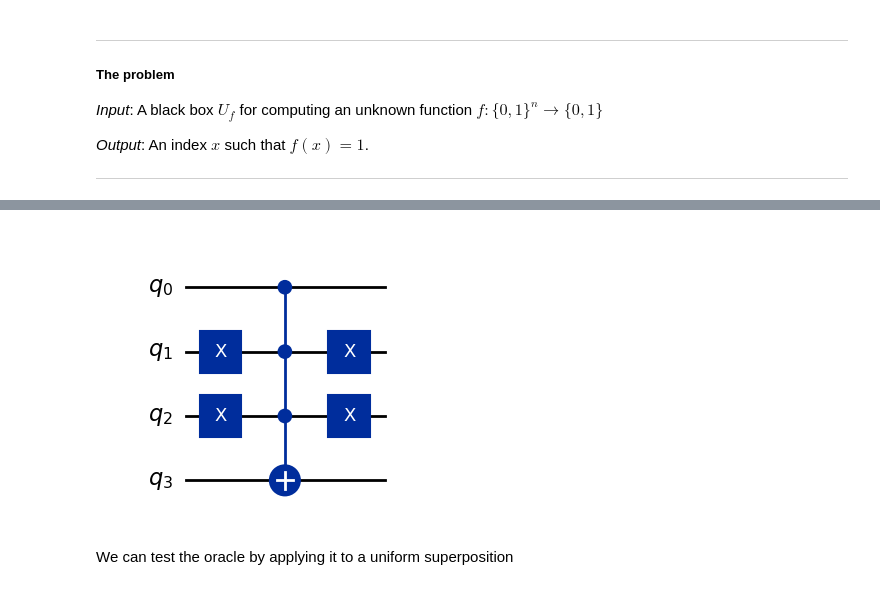
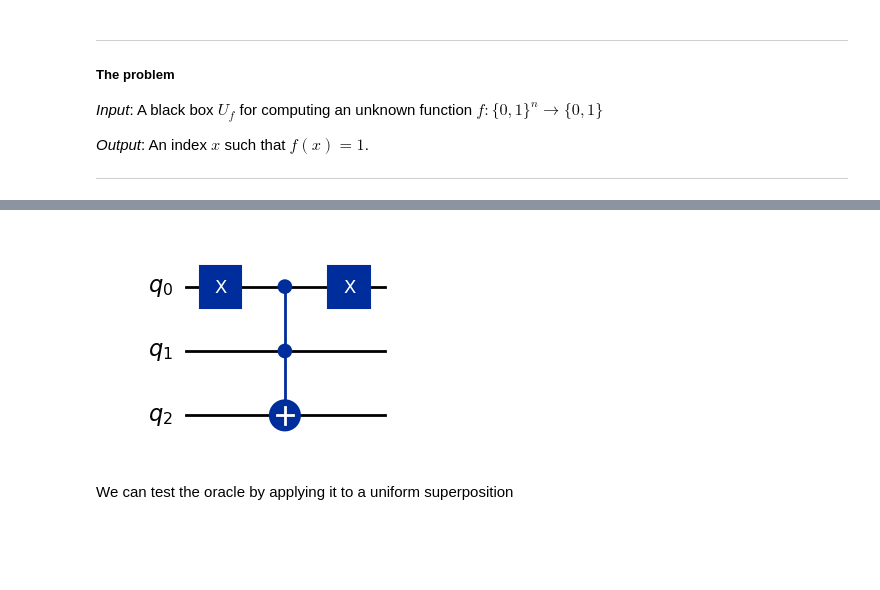
Before and after one commit to NicolaAssolini98/QuantumLab25, a Jupyter notebook: Lab5/Grover.ipynb, the cells around one changed output, grey strips where cells are left out. Drawn from its saved outputs; the diff is of its cells as text; code cells hidden in the pictures; blank space fills up the shorter version.

```diff
--- a/Lab5/Grover.ipynb
+++ b/Lab5/Grover.ipynb
@@ -59,26 +59,26 @@ For instance, for two qubits we have:
 # %%
 import numpy as np
 from qiskit.circuit.library import XGate
 from qiskit import QuantumCircuit
 
 def create_f_oracle(marked, N):
     qc = QuantumCircuit(N+1, name=f"Oracle {marked}")
     marked_base2 = format(marked, f'0{N}b')
     # reverse the order: the least significant qubit is the first one
     marked_base2 = marked_base2[::-1]
     for i in range(N): # apply the NOT gates
         if marked_base2[i] == '0':
             qc.x(i)
     # apply the multiple controlled NOT. Alternative: .mct
     qc.append(XGate().control(N), range(N+1))
     for i in range(N): # reverse the previous NOTs
         if marked_base2[i] == '0':
             qc.x(i)
     return qc
 
-create_f_oracle(1, 3).draw('mpl')
+create_f_oracle(2, 2).draw('mpl')
 # %% [output]
-[figure, old version]
+[figure, new version]
 # %% [markdown]
 We can test the oracle by applying it to a uniform superposition
 # %%
```
Also changed, not shown: parts of 5 cells of this notebook.
